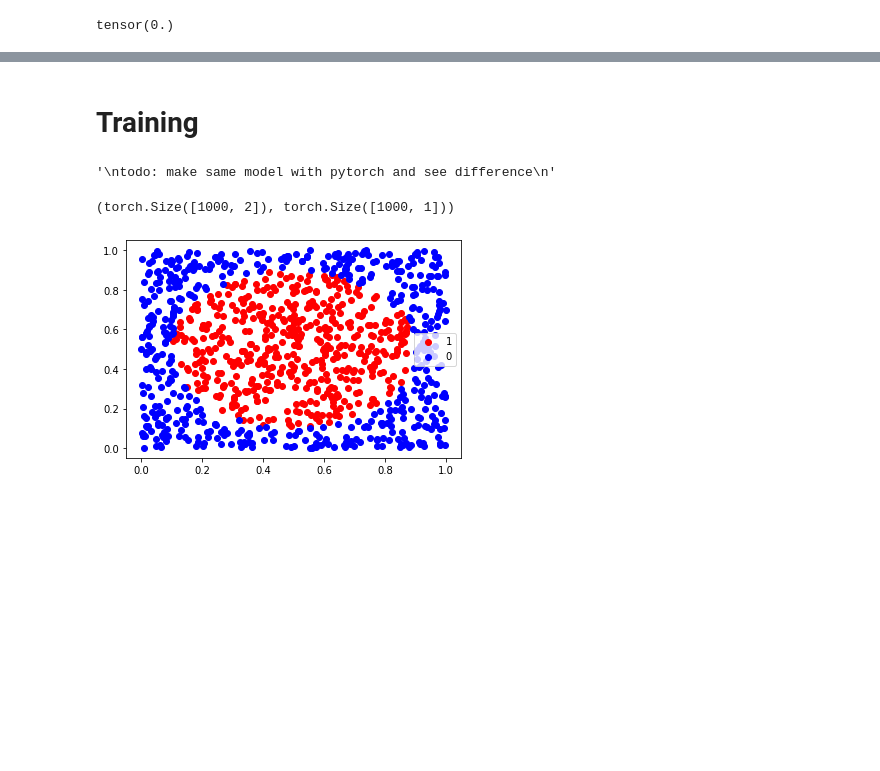
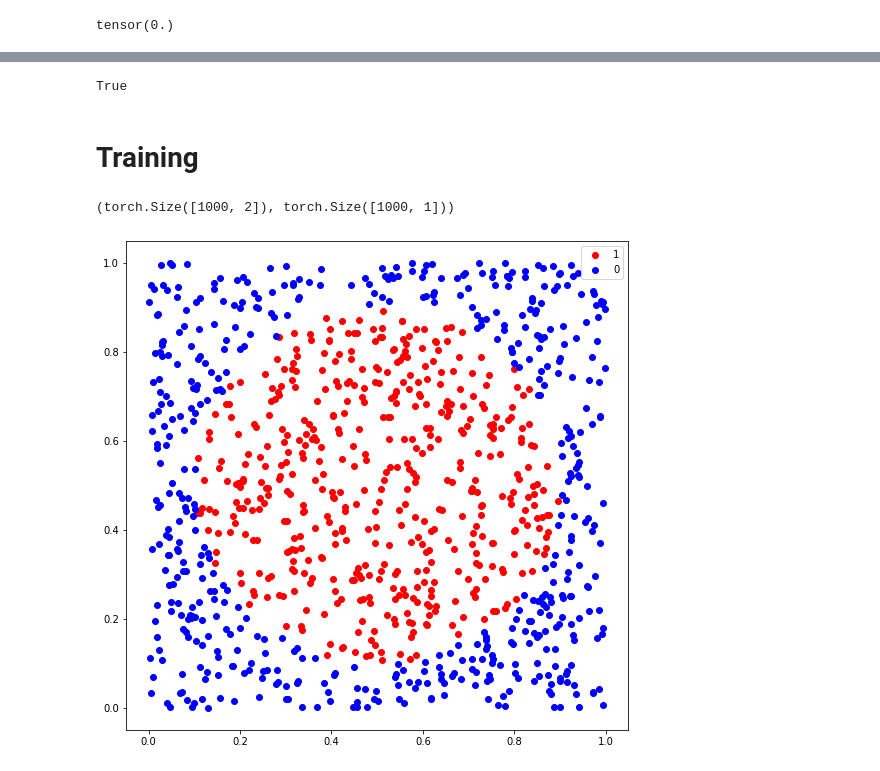
Before and after one commit to eliotwalt/worch, a Jupyter notebook: tests.ipynb, the cells around one changed output, grey strips where cells are left out. Saved outputs shown, nothing was run; the diff lists cells and outputs as text; code cells hidden in the pictures; blank space fills up the shorter version.

```diff
--- a/tests.ipynb
+++ b/tests.ipynb
@@ -106,27 +380,31 @@ tensor(1.3749)
+# %%
+tb0.allclose(wb0)
+# %% [output]
+True
 # %% [markdown]
 # Training
-# %%
-'''
-todo: make same model with pytorch and see difference
-'''
-# %% [output]
-'\ntodo: make same model with pytorch and see difference\n'
 # %%
-X, Y = generate_data(n=1000)
+kind = 'disk'
+X, Y = generate_data(n=1000, kind=kind)
 # %%
 X.shape, Y.shape
 # %% [output]
 (torch.Size([1000, 2]), torch.Size([1000, 1]))
 # %%
 # Plot data
-X1 = X[Y.squeeze(-1).bool()].numpy()
-X0 = X[~Y.squeeze(-1).bool()].numpy()
-plt.scatter(X1[:,0], X1[:,1], color='r', label='1')
-plt.scatter(X0[:,0], X0[:,1], color='b', label='0')
-plt.legend()
-plt.rcParams['figure.figsize'] = (9,9)
-plt.show()
+if kind == 'disk':
+    X1 = X[Y.squeeze(-1).bool()].numpy()
+    X0 = X[~Y.squeeze(-1).bool()].numpy()
+    plt.scatter(X1[:,0], X1[:,1], color='r', label='1')
+    plt.scatter(X0[:,0], X0[:,1], color='b', label='0')
+    plt.legend()
+    plt.rcParams['figure.figsize'] = (9,9)
+    plt.show()
+else:
+    plt.plot(X[:100], Y[:100])
+    plt.rcParams['figure.figsize'] = (9,9)
+    plt.show()
 # %% [output]
-[figure, old version]
+[figure, new version]
 # %%
 # Standardization
```
Also changed, not shown: parts of 64 cells of this notebook, 3 other files.
